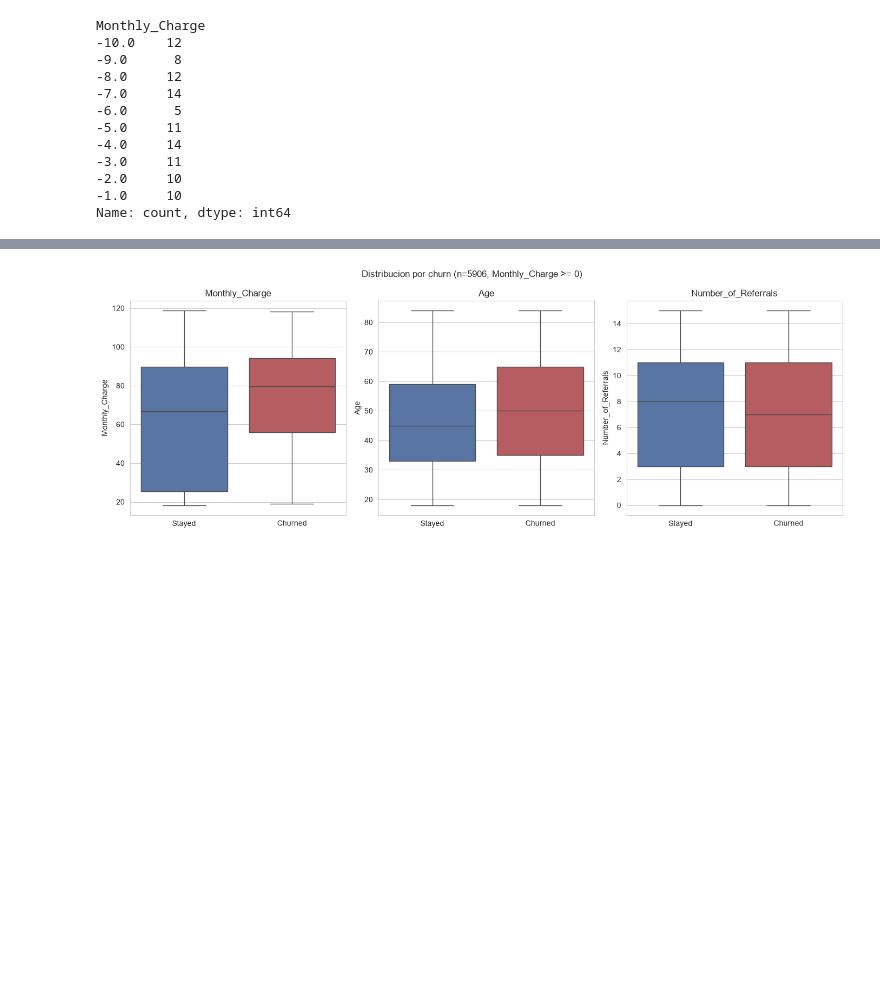
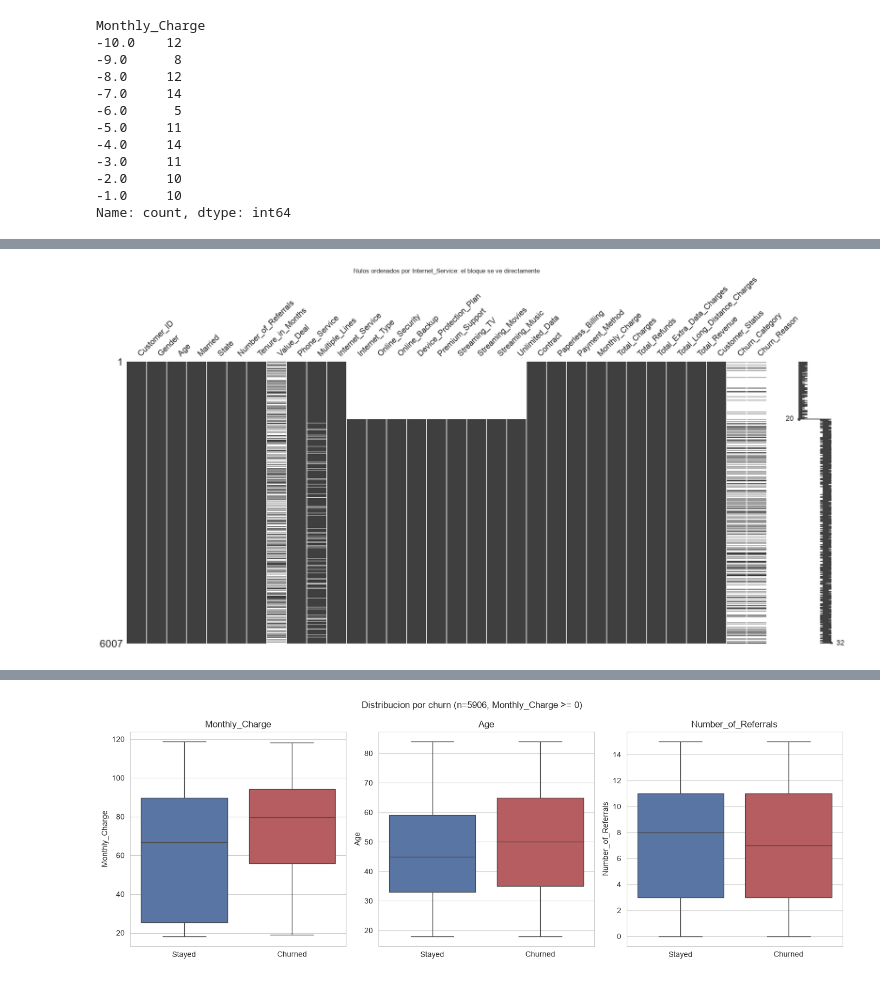
Before and after one commit to orodriguezh33/Customer-Churn-Analysis-Portfolio, a Jupyter notebook: notebooks/02_eda.ipynb, the cells around one changed output, grey strips where cells are left out. Saved outputs shown, nothing was run; the diff lists cells and outputs as text; code cells hidden in the pictures; blank space fills up the shorter version.

```diff
--- a/notebooks/02_eda.ipynb
+++ b/notebooks/02_eda.ipynb
@@ -117,0 +165,11 @@ dtype: float64
+# %%
+# Corte visual: nulos ordenados por Internet_Service (no por missingness)
+ax = (
+    df_model
+    .sort_values("Internet_Service")
+    .pipe(missingno.matrix)
+)
+ax.set_title("Nulos ordenados por Internet_Service: el bloque se ve directamente")
+plt.show()
+# %% [output]
+[figure, added]
```
Also changed, not shown: parts of 23 cells of this notebook, 14 other files.
